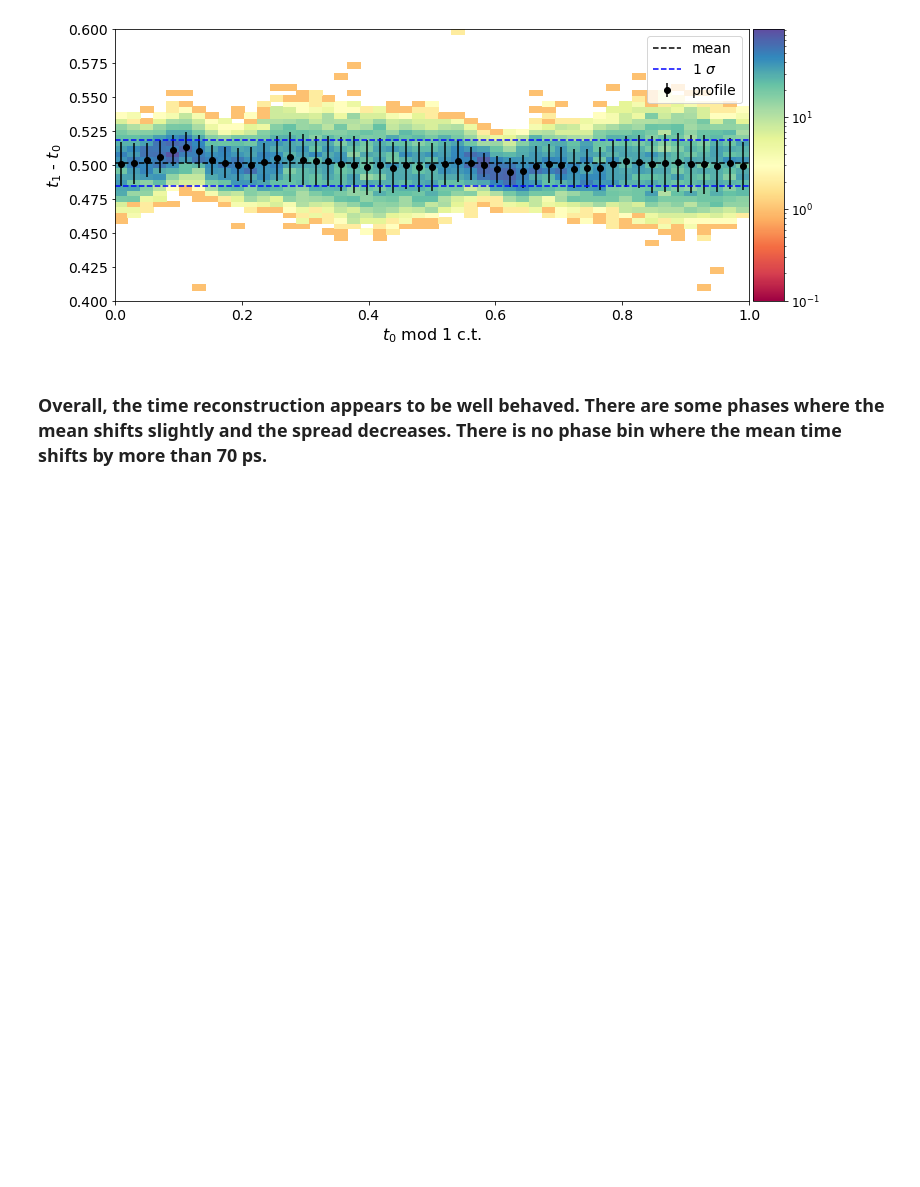
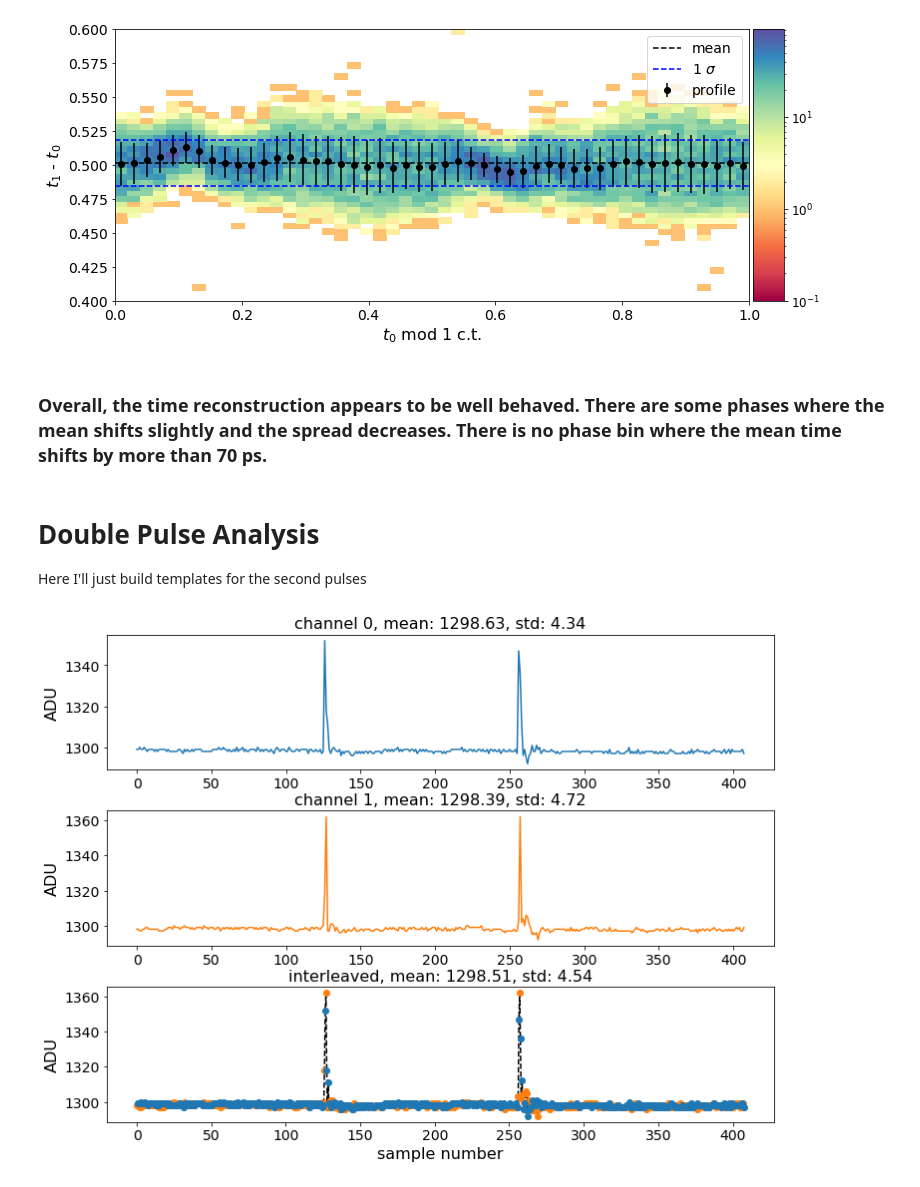
Before and after one commit to baldonia/wdc_zedboard, a Jupyter notebook: notebooks/nov_18_2020_measurements.ipynb, the cells around one changed output. Saved outputs shown, nothing was run; the diff lists cells and outputs as text; code cells hidden in the pictures; blank space fills up the shorter version.

```diff
--- a/notebooks/nov_18_2020_measurements.ipynb
+++ b/notebooks/nov_18_2020_measurements.ipynb
@@ -757,3 +668,13 @@ Text(0, 0.5, '$t_1$ - $t_0$')
 [figure]
 # %% [markdown]
 ### Overall, the time reconstruction appears to be well behaved. There are some phases where the mean shifts slightly and the spread decreases. There is no phase bin where the mean time shifts by more than 70 ps.
+# %% [markdown]
+# Double Pulse Analysis
+
+Here I'll just build templates for the second pulses
+# %%
+double_pulse_wfms = load_data('double_pulse_11_18_2020-18_56_50.npz')
+# %%
+plot_wfms(double_pulse_wfms[3])
+# %% [output]
+[figure, added]
```
Also changed, not shown: parts of 32 cells of this notebook, 4 other files.
